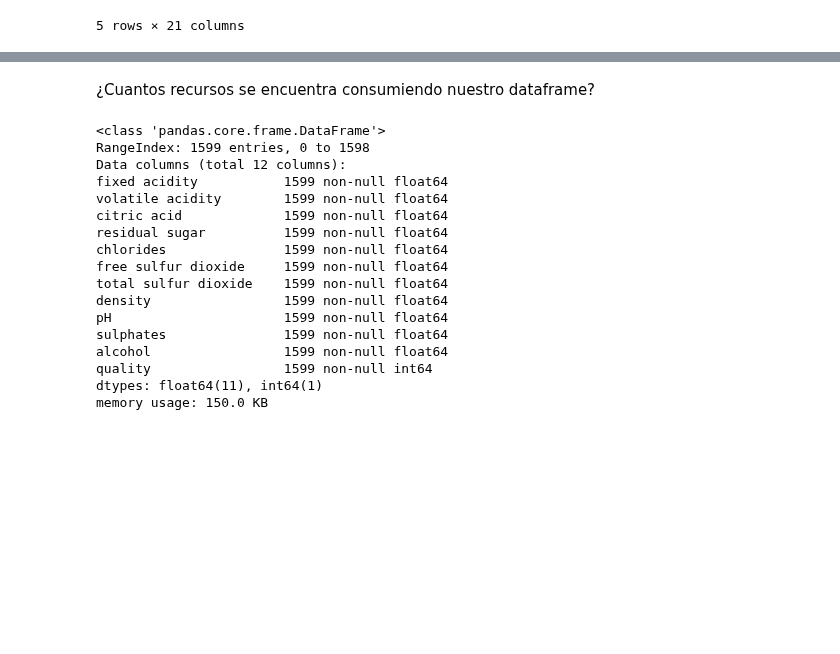
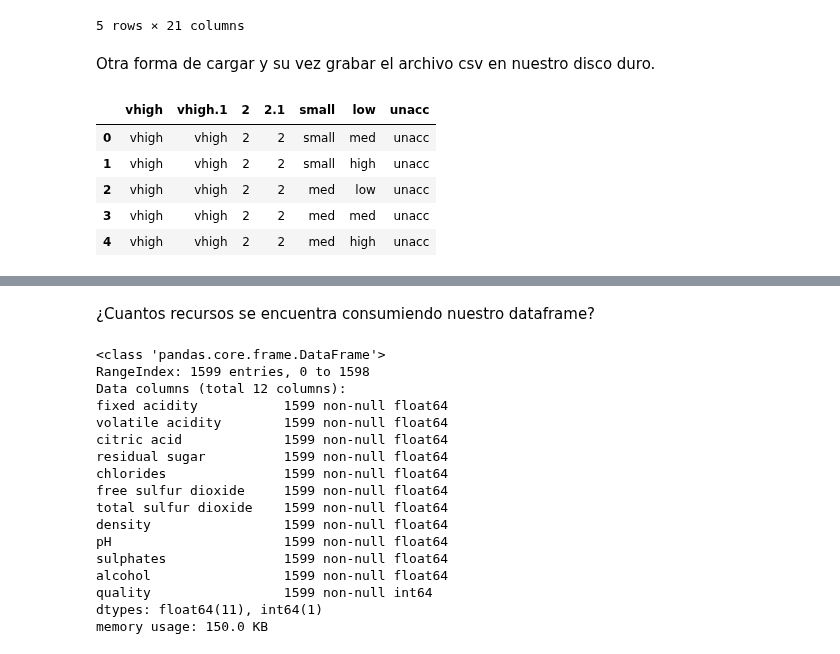
Before and after one commit to vinalyan/Data-Science, a Jupyter notebook: My Courses/EDA/Python/Estructuras_datos.ipynb, the cells around one changed output, grey strips where cells are left out. Saved outputs shown, nothing was run; the diff lists cells and outputs as text; code cells hidden in the pictures; blank space fills up the shorter version.

```diff
--- a/My Courses/EDA/Python/Estructuras_datos.ipynb
+++ b/My Courses/EDA/Python/Estructuras_datos.ipynb
@@ -314,3 +317,23 @@ df.head(5)
 | 3 | 9549 | 46.187485 | 31.057678 | 9549 | 01/01/2004 16:30 | Friendly Action | Other | GAS STATION SET ON FIRE; 1 X EN K... | MND-SE | ... |
 | 4 | 63A65482-0487-4D2C-93F6-E3AD2637CDA0 | 46.187485 | 31.057678 | 63A65482-0487-4D2C-93F6-E3AD2637CDA0 | 01/01/2004 16:30 | Criminal Event | Arson | TF DIMONIUS personnel guarding CI... | MND-SE | ... |
 5 rows × 21 columns
+# %% [markdown]
+Otra forma de cargar y su vez grabar el archivo csv en nuestro disco duro.
+# %%
+import requests
+import csv
+data = requests.get('https://archive.ics.uci.edu/ml/machine-learning-databases/car/car.data')
+with open("name.csv", "w+") as f:
+    writer = csv.writer(f)
+    reader = csv.reader(data.text.splitlines())
+    for row in reader:
+        writer.writerow(row)
+data = pd.read_csv("name.csv")
+data.head()
+# %% [output]
+|  | vhigh | vhigh.1 | 2 | 2.1 | small | low | unacc |
+| 0 | vhigh | vhigh | 2 | 2 | small | med | unacc |
+| 1 | vhigh | vhigh | 2 | 2 | small | high | unacc |
+| 2 | vhigh | vhigh | 2 | 2 | med | low | unacc |
+| 3 | vhigh | vhigh | 2 | 2 | med | med | unacc |
+| 4 | vhigh | vhigh | 2 | 2 | med | high | unacc |
```
Also changed, not shown: parts of 13 cells of this notebook.
